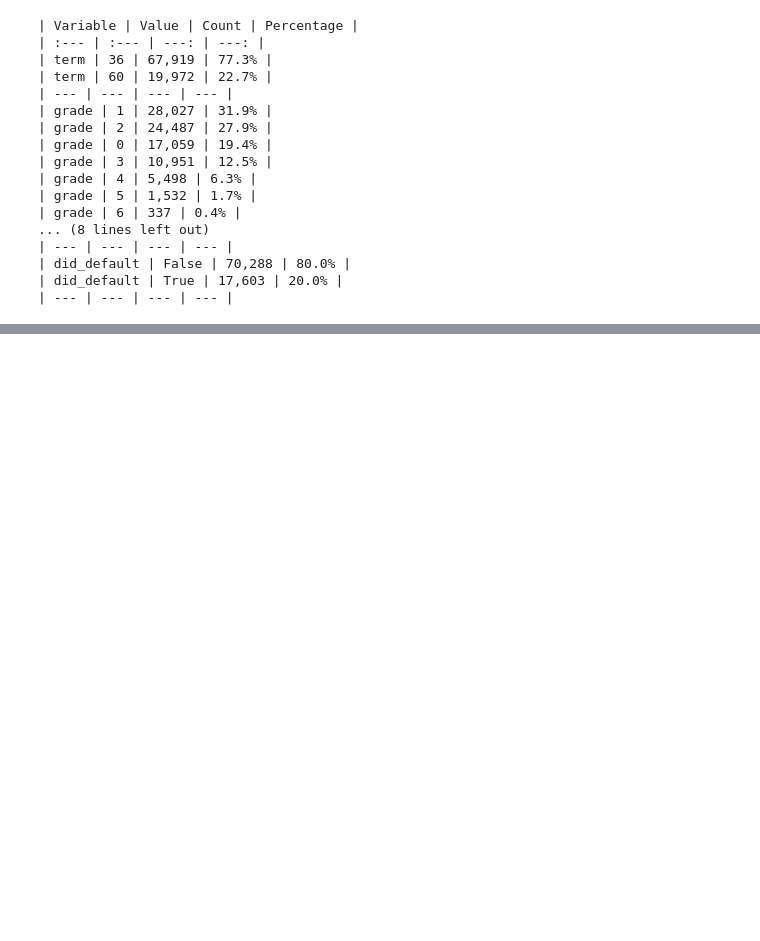
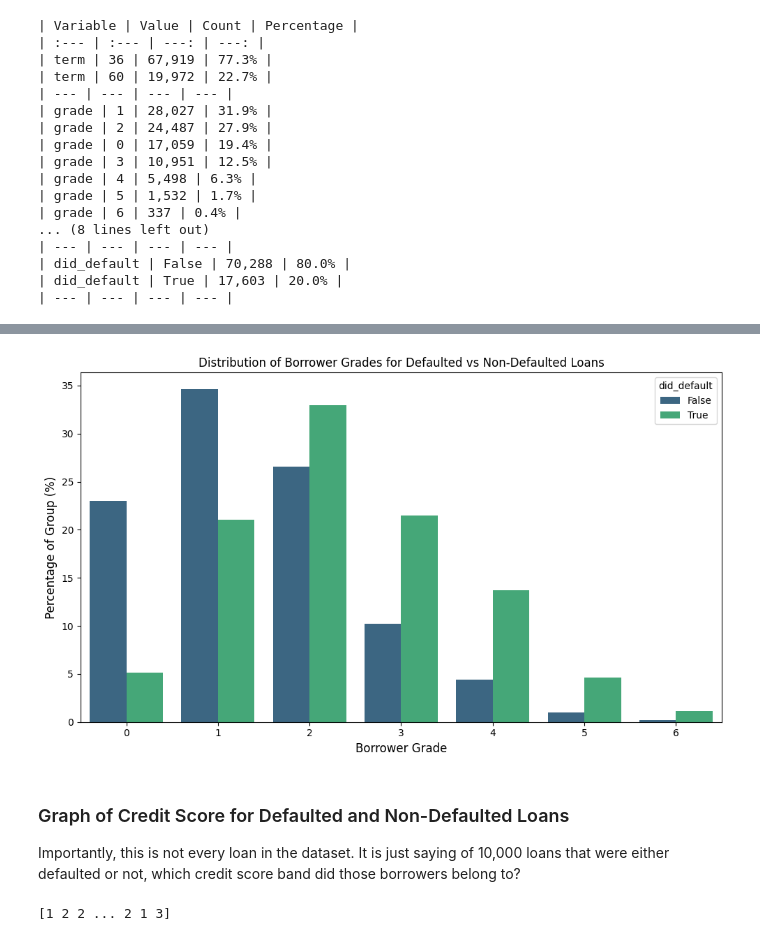
Before and after one commit to lricketson/LC-risk-analysis-project, a Jupyter notebook: descriptive_stats.ipynb, the cells around one changed output, grey strips where cells are left out. Cells and saved outputs as stored; diff of their text form; code cells hidden in the pictures; blank space fills up the shorter version.

```diff
--- a/descriptive_stats.ipynb
+++ b/descriptive_stats.ipynb
@@ -195,0 +202,62 @@ print(md_table)
+# %%
+import seaborn as sns
+import matplotlib.pyplot as plt
+
+grade_dist = (
+    cleaned_df.groupby("did_default")["grade"]
+    .value_counts(normalize=True)
+    .rename("percentage")
+    .mul(100)
+    .reset_index()
+)
+
+plt.figure(figsize=(10, 6))
+plot = sns.barplot(
+    data=grade_dist, x="grade", y="percentage", hue="did_default", palette="viridis"
+)
+
+plt.title("Distribution of Borrower Grades for Defaulted vs Non-Defaulted Loans")
+plt.xlabel("Borrower Grade", fontsize=12)
+plt.ylabel("Percentage of Group (%)", fontsize=12)
+
+plt.tight_layout()
+plt.show()
+# %% [output]
+[figure, added]
+# %% [markdown]
+### Graph of Credit Score for Defaulted and Non-Defaulted Loans
+
+Importantly, this is not every loan in the dataset. It is just saying of 10,000 loans that were either defaulted or not, which credit score band did those borrowers belong to?
+# %%
+import numpy as np
+
+fico_bands = sorted([650, 690, 730, 770, 810, 850])
+
+df_for_graphing = cleaned_df.copy()
+
+indices = np.searchsorted(fico_bands, df_for_graphing["avg_fico"], side="right")
+
+print(indices)
+
+# df_for_graphing[:, "fico_band"] = fico_bands.index(df_for_graphing["avg_fico"])
+
+# credit_score_dist = (
+#     cleaned_df.groupby.value_counts(normalize=True)
+#     .rename("percentage")
+#     .mul(100)
+#     .reset_index()
+# )
+
+# plt.figure(figsize=(10, 6))
+# plot = sns.barplot(
+#     data=grade_dist, x="grade", y="percentage", hue="did_default", palette="viridis"
+# )
+
+# plt.title("Distribution of Borrower Grades for Defaulted vs Non-Defaulted Loans")
+# plt.xlabel("Borrower Grade", fontsize=12)
+# plt.ylabel("Percentage of Group (%)", fontsize=12)
+
+# plt.tight_layout()
+# plt.show()
+# %% [output]
+[1 2 2 ... 2 1 3]
```
Also changed, not shown: parts of 2 cells of this notebook, 1 other file.
